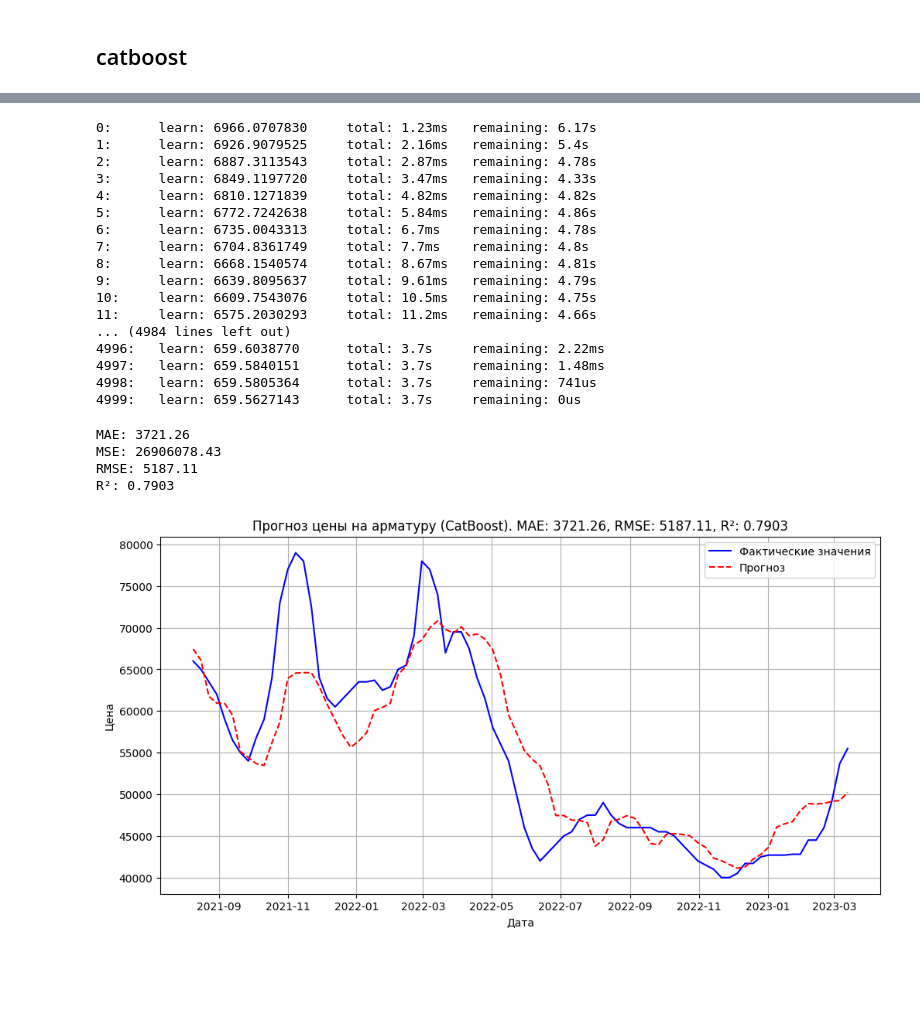
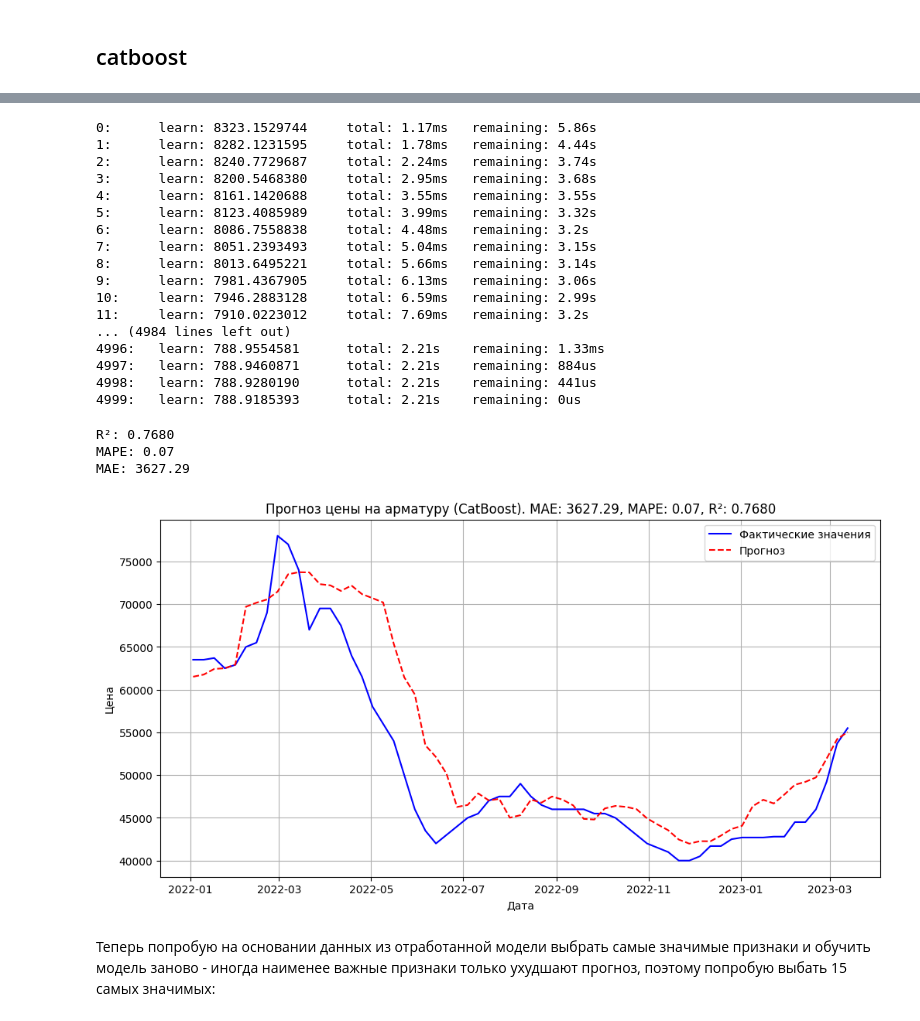
Before and after one commit to kaninn-i/ml_intensiv_3, a Jupyter notebook: ilia_kanin/CatBoost_model.ipynb, the cells around one changed output, grey strips where cells are left out. Cells and saved outputs as stored; diff of their text form; code cells hidden in the pictures; blank space fills up the shorter version.

```diff
--- a/ilia_kanin/CatBoost_model.ipynb
+++ b/ilia_kanin/CatBoost_model.ipynb
@@ -57,14 +27,14 @@ for lag in [1, 2, 3, 6, 12]:
 
 df = df.dropna()
 # %%
-# Разделение на обучающую и тестовую выборки
-train_size = int(len(df) * 0.8)
+# разделение на обучающую и тестовую выборки в процентном соотношении 80 к 20
+train_size = int(len(df) * 0.85)
 train, test = df.iloc[:train_size], df.iloc[train_size:]
 
 X_train, y_train = train.drop(columns=['Цена на арматуру']), train['Цена на арматуру']
 X_test, y_test = test.drop(columns=['Цена на арматуру']), test['Цена на арматуру']
 # %%
-# Создание и обучение модели
+# cоздание и обучение модели
 model = CatBoostRegressor(iterations=5000,
                           learning_rate=0.01,
                           depth=1,
@@ -74,53 +44,52 @@ model = CatBoostRegressor(iterations=5000,
 
 model.fit(X_train, y_train)
 
-# Прогнозирование
+# прогнозирование
 predictions = model.predict(X_test)
 # %% [output]
-0:      learn: 6966.0707830     total: 1.23ms   remaining: 6.17s
-1:      learn: 6926.9079525     total: 2.16ms   remaining: 5.4s
-2:      learn: 6887.3113543     total: 2.87ms   remaining: 4.78s
-3:      learn: 6849.1197720     total: 3.47ms   remaining: 4.33s
-4:      learn: 6810.1271839     total: 4.82ms   remaining: 4.82s
-5:      learn: 6772.7242638     total: 5.84ms   remaining: 4.86s
-6:      learn: 6735.0043313     total: 6.7ms    remaining: 4.78s
-7:      learn: 6704.8361749     total: 7.7ms    remaining: 4.8s
-8:      learn: 6668.1540574     total: 8.67ms   remaining: 4.81s
-9:      learn: 6639.8095637     total: 9.61ms   remaining: 4.79s
-10:     learn: 6609.7543076     total: 10.5ms   remaining: 4.75s
-11:     learn: 6575.2030293     total: 11.2ms   remaining: 4.66s
+0:      learn: 8323.1529744     total: 1.17ms   remaining: 5.86s
+1:      learn: 8282.1231595     total: 1.78ms   remaining: 4.44s
+2:      learn: 8240.7729687     total: 2.24ms   remaining: 3.74s
+3:      learn: 8200.5468380     total: 2.95ms   remaining: 3.68s
+4:      learn: 8161.1420688     total: 3.55ms   remaining: 3.55s
+5:      learn: 8123.4085989     total: 3.99ms   remaining: 3.32s
+6:      learn: 8086.7558838     total: 4.48ms   remaining: 3.2s
+7:      learn: 8051.2393493     total: 5.04ms   remaining: 3.15s
+8:      learn: 8013.6495221     total: 5.66ms   remaining: 3.14s
+9:      learn: 7981.4367905     total: 6.13ms   remaining: 3.06s
+10:     learn: 7946.2883128     total: 6.59ms   remaining: 2.99s
+11:     learn: 7910.0223012     total: 7.69ms   remaining: 3.2s
 ... (4984 lines left out)
-4996:   learn: 659.6038770      total: 3.7s     remaining: 2.22ms
-4997:   learn: 659.5840151      total: 3.7s     remaining: 1.48ms
-4998:   learn: 659.5805364      total: 3.7s     remaining: 741us
-4999:   learn: 659.5627143      total: 3.7s     remaining: 0us
+4996:   learn: 788.9554581      total: 2.21s    remaining: 1.33ms
+4997:   learn: 788.9460871      total: 2.21s    remaining: 884us
+4998:   learn: 788.9280190      total: 2.21s    remaining: 441us
+4999:   learn: 788.9185393      total: 2.21s    remaining: 0us
-# %%
-# Оценка модели
-mae = mean_absolute_error(y_test, predictions)
-mse = mean_squared_error(y_test, predictions)
-rmse = np.sqrt(mse)
-r2 = r2_score(y_test, predictions)
-
-print(f"MAE: {mae:.2f}")
-print(f"MSE: {mse:.2f}")
-print(f"RMSE: {rmse:.2f}")
-print(f"R²: {r2:.4f}")
-# %% [output]
-MAE: 3721.26
-MSE: 26906078.43
-RMSE: 5187.11
-R²: 0.7903
+# %%
+# оценка модели с помощью метрик
+mape = mean_absolute_percentage_error(y_test, predictions)
+mae = mean_absolute_error(y_test, predictions)
+r2 = r2_score(y_test, predictions)
+
+print(f"R²: {r2:.4f}")
+print(f"MAPE: {mape:.2f}")
+print(f"MAE: {mae:.2f}")
+# %% [output]
+R²: 0.7680
+MAPE: 0.07
+MAE: 3627.29
 # %%
-# Визуализация результатов
+# визуализация результатов
 plt.figure(figsize=(12, 6))
 plt.plot(test.index, y_test, label='Фактические значения', color='blue')
 plt.plot(test.index, predictions, label='Прогноз', color='red', linestyle='--')
-plt.title(f'Прогноз цены на арматуру (CatBoost). MAE: {mae:.2f}, RMSE: {rmse:.2f}, R²: {r2:.4f}')
+plt.title(f'Прогноз цены на арматуру (CatBoost). MAE: {mae:.2f}, MAPE: {mape:.2f}, R²: {r2:.4f}')
 plt.xlabel('Дата')
 plt.ylabel('Цена')
 plt.legend()
 plt.grid(True)
 plt.show()
 # %% [output]
-[figure, old version]
+[figure, new version]
+# %% [markdown]
+Теперь попробую на основании данных из отработанной модели выбрать самые значимые признаки и обучить модель заново - иногда наименее важные признаки только ухудшают прогноз, поэтому попробую выбать 15 самых значимых:
 # %%
```
Also changed, not shown: parts of 17 cells of this notebook, 12 other files.
